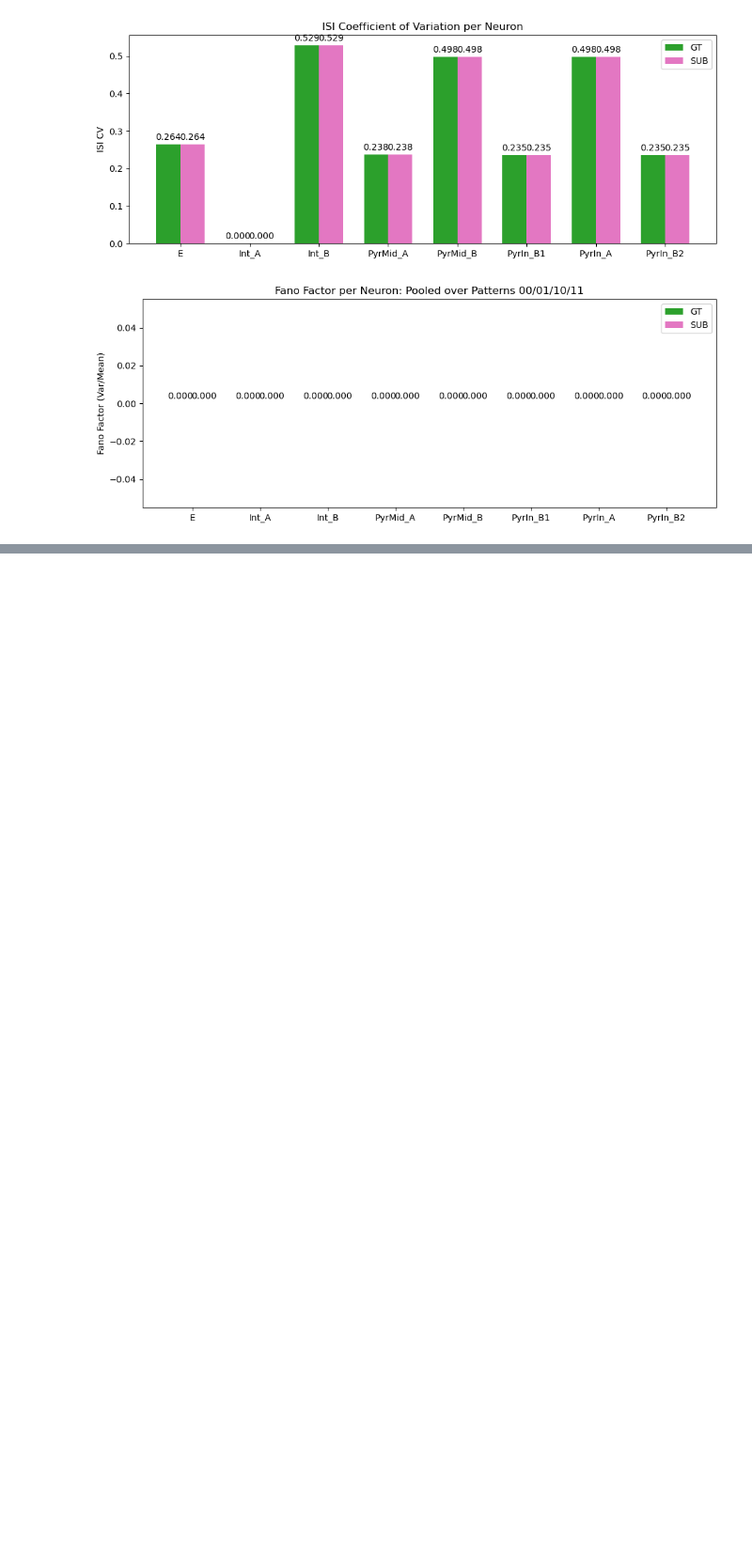
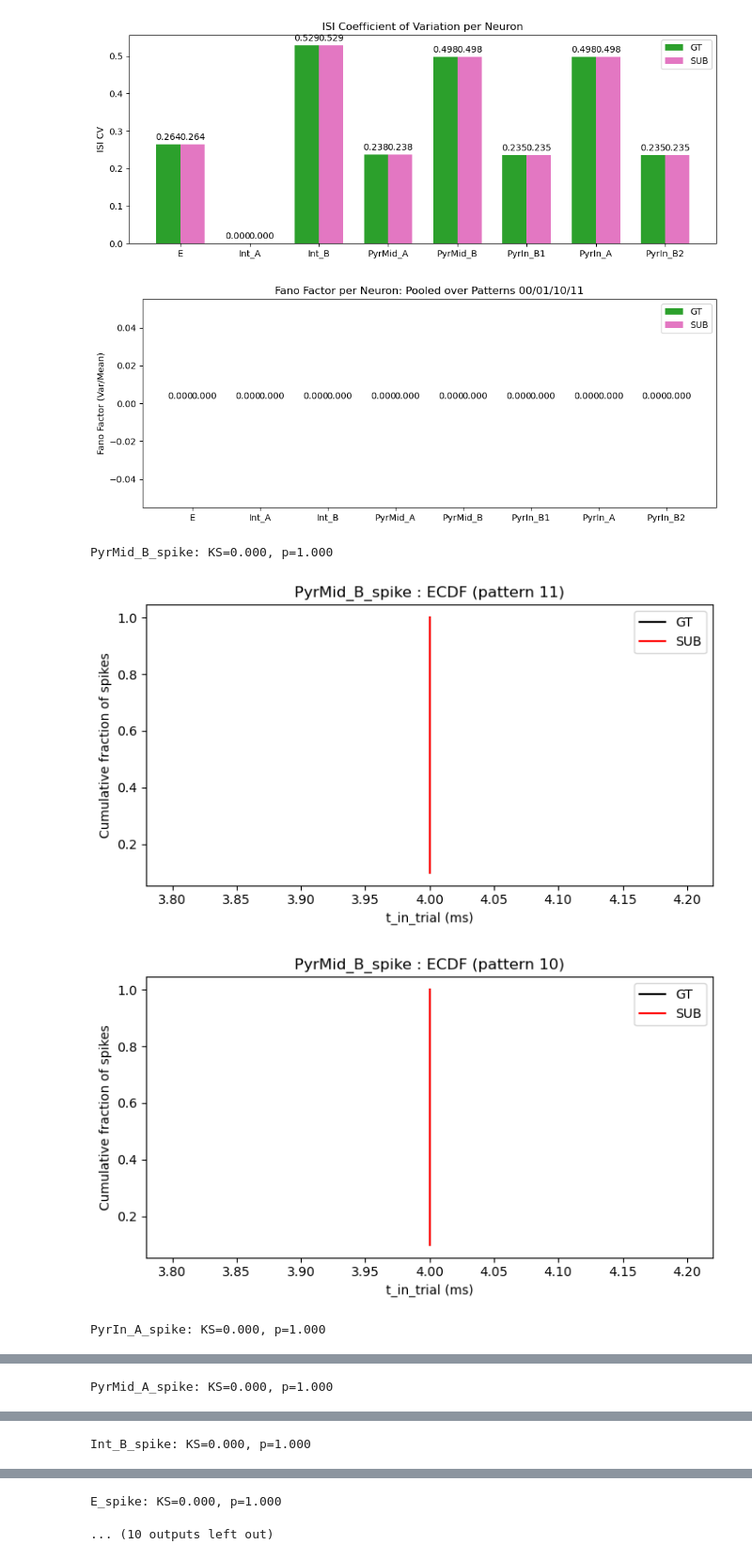
Before and after one commit to Nippani-Meghana/CCF_Metrics, a Jupyter notebook: in_domain_metrics.ipynb, the cells around one changed output, grey strips where cells are left out. Shown at 94% size. Drawn from its saved outputs; the diff is of its cells as text; code cells hidden in the pictures; blank space fills up the shorter version.

Commit message:
Completed KS Metric

```diff
--- a/in_domain_metrics.ipynb
+++ b/in_domain_metrics.ipynb
@@ -560,4 +562,71 @@ plot_fano_summary(gt_isi_stats,sub_isi_stats)
 [figure]
 [figure]
 # %%
-# Raster
+# KS Metric - Kolmogorov-Smirnov Test for Spike Time Distributions
+from scipy.stats import ks_2samp
+
+def plot_ecdf(gt_times, sub_times, neuron, pattern=None):
+    # build ECDFs
+    fig, ax = plt.subplots(figsize=(7, 4))
+
+    if len(gt_times) > 0:
+        gt_sorted  = np.sort(gt_times)
+        gt_ecdf  = np.arange(1, len(gt_sorted)  + 1) / len(gt_sorted)
+        ax.step(gt_sorted,  gt_ecdf,  label="GT",  color="black")
+
+    if len(sub_times) > 0:
+        sub_sorted = np.sort(sub_times)
+        sub_ecdf = np.arange(1, len(sub_sorted) + 1) / len(sub_sorted)
+        ax.step(sub_sorted, sub_ecdf, label="SUB", color="red")
+
+    ax.set_xlabel("t_in_trial (ms)")
+    ax.set_ylabel("Cumulative fraction of spikes")
+    title = f"{neuron} : ECDF"
+    if pattern:
+        title += f" (pattern {pattern})"
+    ax.set_title(title)
+    ax.legend()
+    plt.tight_layout()
+    plt.show()
+
+gt_spike_times = []
+sub_spike_times = []
+rows_pattern = []
+for neuron in spike_cols:
+    label = neuron.replace("_spike", "")
+    gt_spike_times  = gt_spikes[gt_spikes["label"] == label]["t_in_trial"].to_numpy()
+    sub_spike_times = sub_spikes[sub_spikes["label"] == label]["t_in_trial"].to_numpy()
+
+    if len(gt_spike_times) > 0 and len(sub_spike_times) > 0:
+        ks_stat, p_val = ks_2samp(gt_spike_times, sub_spike_times)
+        print(f"{neuron}: KS={ks_stat:.3f}, p={p_val:.3f}")
+    else:
+        print(f"{neuron}: not enough spikes")
+
+    for p in patterns:
+        gt_times  = gt_spikes[(gt_spikes["label"] == label) & (gt_spikes["pattern"] == p)]["t_in_trial"].to_numpy()
+        sub_times = sub_spikes[(sub_spikes["label"] == label) & (sub_spikes["pattern"] == p)]["t_in_trial"].to_numpy()
+
+        if len(gt_times) > 0 and len(sub_times) > 0:
+            ks_stat, p_val = ks_2samp(gt_times, sub_times)
+        else:
+            ks_stat, p_val = None, None
+
+        rows_pattern.append({
+                "neuron":     neuron,
+                "pattern":    p,
+                "gt_spikes":  len(gt_times),
+                "sub_spikes": len(sub_times),
+                "ks_stat":    ks_stat,
+                "p_value":    p_val
+        })
+
+        if len(gt_times) == 0 and len(sub_times) == 0:
+            continue  # skip silent patterns
+
+        plot_ecdf(gt_times, sub_times, neuron, pattern=p)
+# %% [output]
+PyrMid_B_spike: KS=0.000, p=1.000
+[figure, added]
+[figure, added]
+PyrIn_A_spike: KS=0.000, p=1.000
@@ -563,0 +635 @@ plot_fano_summary(gt_isi_stats,sub_isi_stats)
+PyrMid_A_spike: KS=0.000, p=1.000
@@ -563,0 +638 @@ plot_fano_summary(gt_isi_stats,sub_isi_stats)
+Int_B_spike: KS=0.000, p=1.000
@@ -563,0 +640,2 @@ plot_fano_summary(gt_isi_stats,sub_isi_stats)
+E_spike: KS=0.000, p=1.000
+... (10 outputs left out)
```
Also changed, not shown: parts of 8 cells of this notebook.
